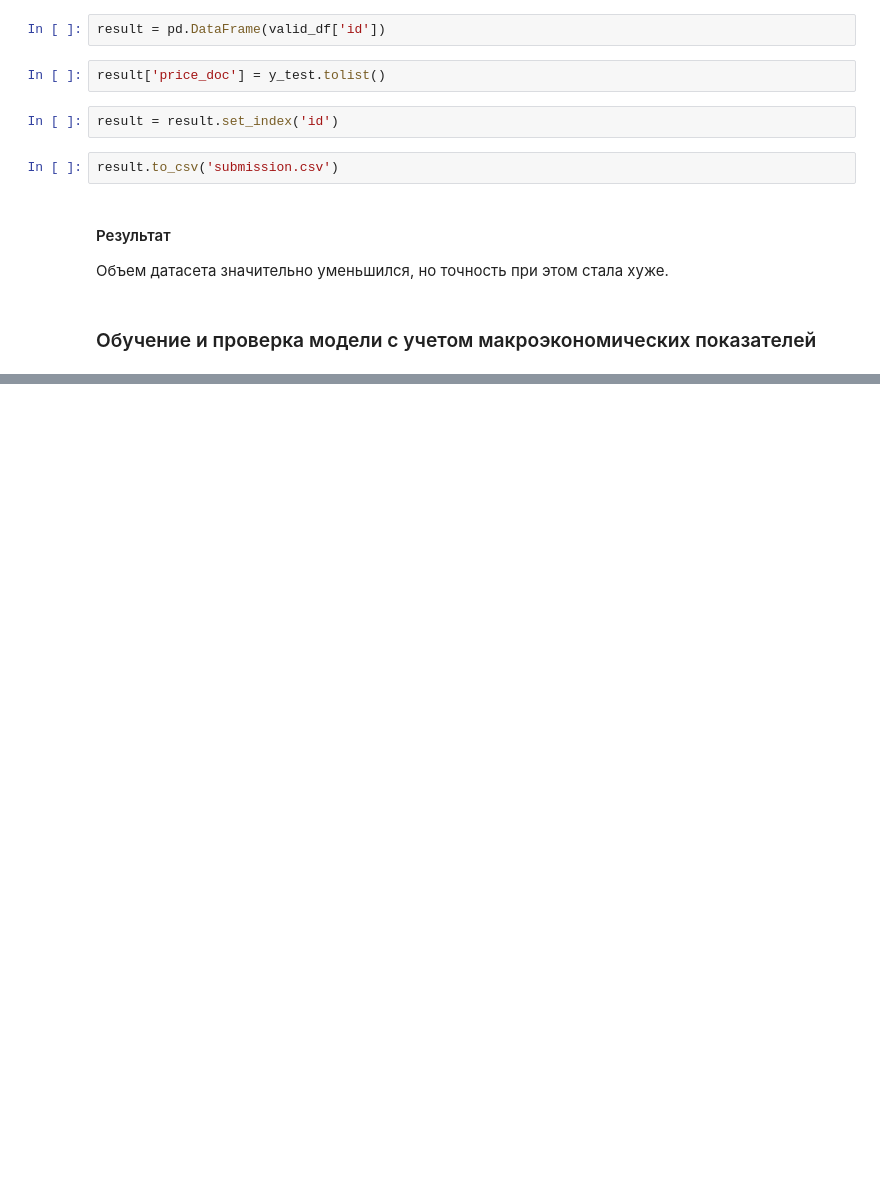
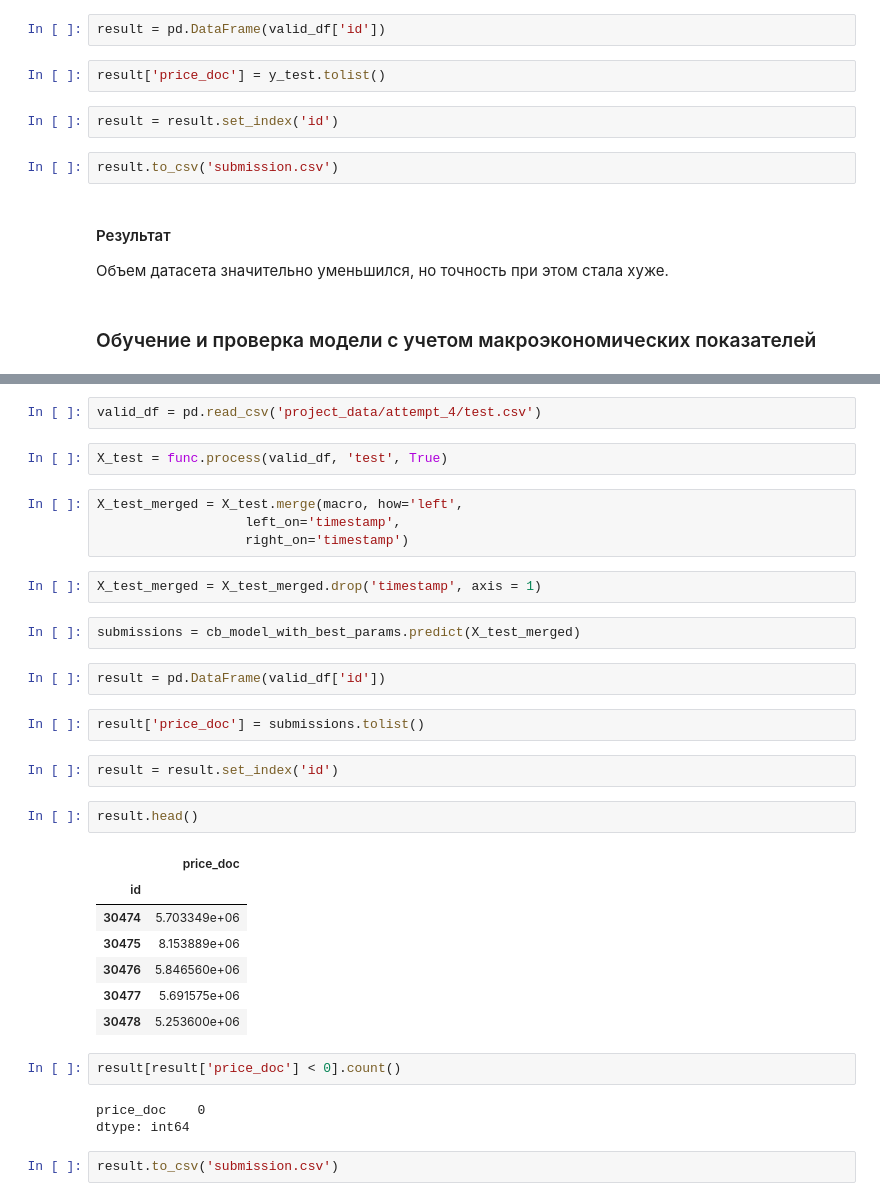
Before and after one commit to fandom170/GB_Final, a Jupyter notebook: refining_of_model_and_dataset.ipynb, the cells around one changed output, grey strips where cells are left out. Drawn from its saved outputs; the diff is of its cells as text; blank space fills up the shorter version.

```diff
--- a/refining_of_model_and_dataset.ipynb
+++ b/refining_of_model_and_dataset.ipynb
@@ -368,0 +522,35 @@ result.to_csv('submission.csv')
+# %%
+valid_df = pd.read_csv('project_data/attempt_4/test.csv')
+# %%
+X_test = func.process(valid_df, 'test', True)
+# %%
+X_test_merged = X_test.merge(macro, how='left',
+                   left_on='timestamp',
+                   right_on='timestamp')
+# %%
+X_test_merged = X_test_merged.drop('timestamp', axis = 1)
+# %%
+submissions = cb_model_with_best_params.predict(X_test_merged)
+# %%
+result = pd.DataFrame(valid_df['id'])
+# %%
+result['price_doc'] = submissions.tolist()
+# %%
+result = result.set_index('id')
+# %%
+result.head()
+# %% [output]
+|  | price_doc |
+| id |  |
+| 30474 | 5.703349e+06 |
+| 30475 | 8.153889e+06 |
+| 30476 | 5.846560e+06 |
+| 30477 | 5.691575e+06 |
+| 30478 | 5.253600e+06 |
+# %%
+result[result['price_doc'] < 0].count()
+# %% [output]
+price_doc    0
+dtype: int64
+# %%
+result.to_csv('submission.csv')
```
Also changed, not shown: parts of 33 cells of this notebook, 2 other files.
